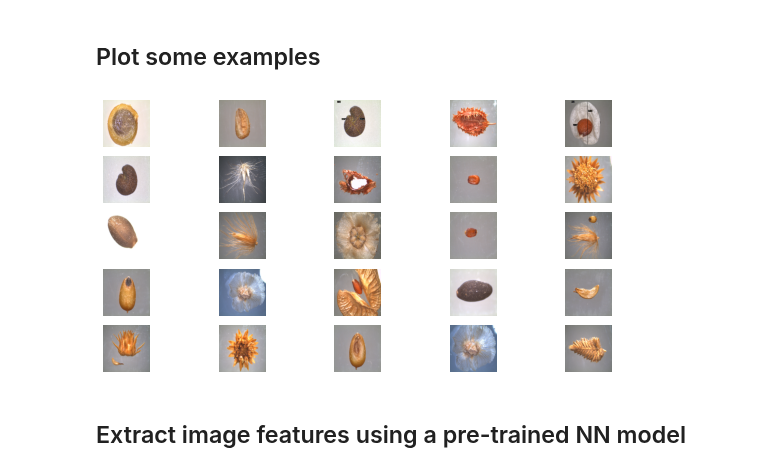
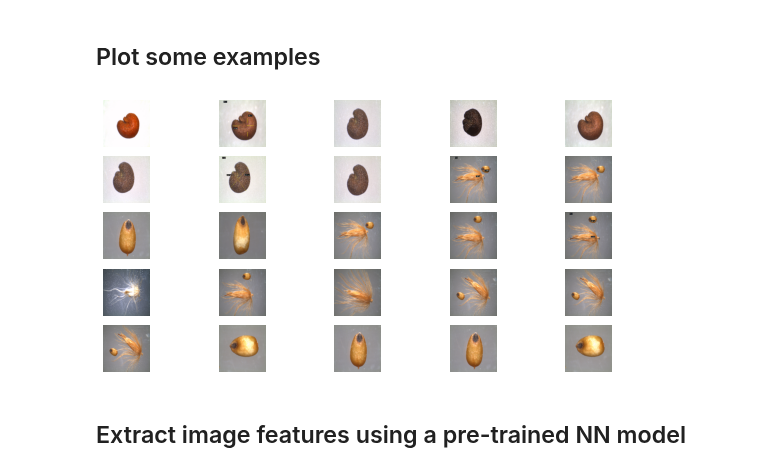
Before and after one commit to KISRDevelopment/nn_course, a Jupyter notebook: transfer_learning.ipynb, the cells around one changed output. Saved outputs shown, nothing was run; the diff lists cells and outputs as text; code cells hidden in the pictures.

```diff
--- a/transfer_learning.ipynb
+++ b/transfer_learning.ipynb
@@ -35,14 +35,14 @@ Number of species: 12
 # %%
 f, axes = plt.subplots(5, 5, figsize=(10, 5))
 axes = axes.flatten()
 
-sdf = df.sample(frac=1)
+#sdf = df.sample(frac=1)
 for i in range(25):
-    img = image.load_img(sdf.iloc[i]['path'], target_size=(224,224))
+    img = image.load_img(df.iloc[i]['path'], target_size=(224,224))
     axes[i].imshow(img)
     axes[i].axis('off')
 # %% [output]
-[figure, old version]
+[figure, new version]
 # %% [markdown]
 ## Extract image features using a pre-trained NN model
 # %%
```
Also changed, not shown: parts of 5 cells of this notebook, 1 other file.
